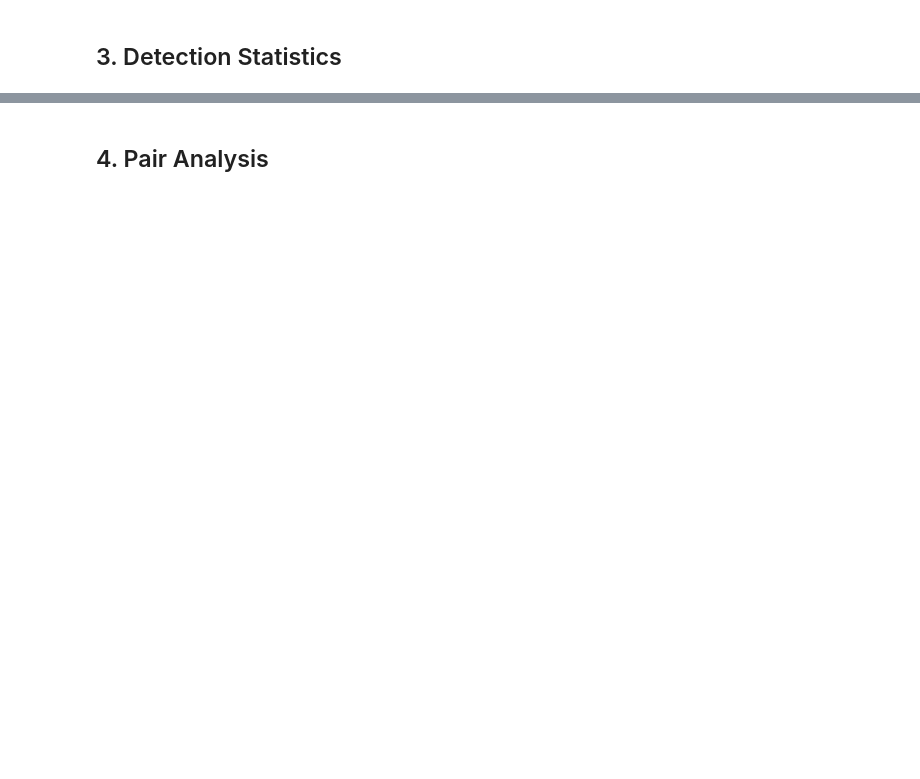
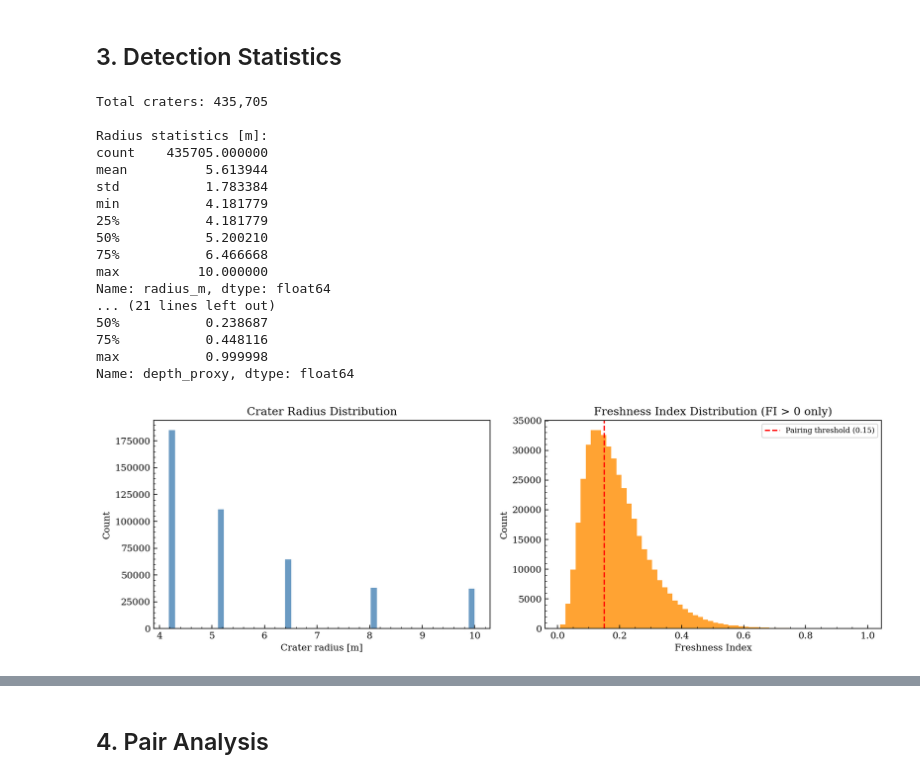
Before and after one commit to diogo-capelo/moonpiercer, a Jupyter notebook: notebooks/analysis.ipynb, the cells around one changed output, grey strips where cells are left out. Saved outputs shown, nothing was run; the diff lists cells and outputs as text; code cells hidden in the pictures; blank space fills up the shorter version.

```diff
--- a/notebooks/analysis.ipynb
+++ b/notebooks/analysis.ipynb
@@ -359,34 +381,53 @@ if HAS_CHIPS:
     if 'depth_proxy' in craters.columns:
         print(craters['depth_proxy'].describe())
 
     # Radius distribution
     fig_rad, axes = plt.subplots(1, 2, figsize=(12, 4))
 
-    axes[0].hist(craters['radius_m'], bins=80, color='steelblue', edgecolor='none', alpha=0.8)
+    axes[0].hist(craters['radius_m'], bins=50, color='steelblue', edgecolor='none', alpha=0.8)
     axes[0].set_xlabel('Crater radius [m]')
     axes[0].set_ylabel('Count')
     axes[0].set_title('Crater Radius Distribution')
 
     if 'freshness_index' in craters.columns:
         fi = craters['freshness_index']
         fi_nonzero = fi[fi > 0]
         if len(fi_nonzero) > 0:
             axes[1].hist(fi_nonzero, bins=60, color='darkorange', edgecolor='none', alpha=0.8)
             axes[1].axvline(cfg.min_freshness, color='red', ls='--',
                             label=f'Pairing threshold ({cfg.min_freshness})')
             axes[1].legend(fontsize=8)
         else:
             axes[1].text(0.5, 0.5, 'All FI = 0', ha='center', va='center',
                          transform=axes[1].transAxes, fontsize=14, color='gray')
         axes[1].set_xlabel('Freshness Index')
         axes[1].set_ylabel('Count')
         axes[1].set_title('Freshness Index Distribution (FI > 0 only)')
 
     fig_rad.tight_layout()
     save_figure(fig_rad, "detection_statistics")
     plt.show()
 else:
     print("No chip results. Skipping detection statistics.")
+# %% [output]
+Total craters: 435,705
+
+Radius statistics [m]:
+count    435705.000000
+mean          5.613944
+std           1.783384
+min           4.181779
+25%           4.181779
+50%           5.200210
+75%           6.466668
+max          10.000000
+Name: radius_m, dtype: float64
+... (21 lines left out)
+50%           0.238687
+75%           0.448116
+max           0.999998
+Name: depth_proxy, dtype: float64
+[figure, added]
 # %%
 if HAS_CHIPS and 'freshness_index' in craters.columns:
     fig_cov = plot_spatial_coverage(craters)
```
Also changed, not shown: parts of 12 cells of this notebook, 7 other files.
